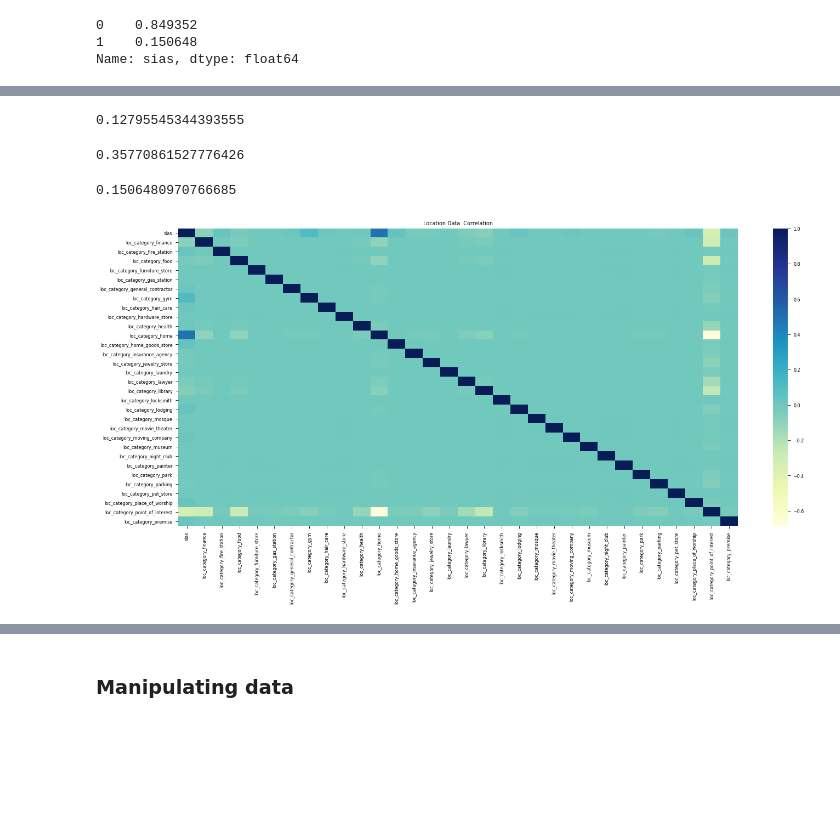
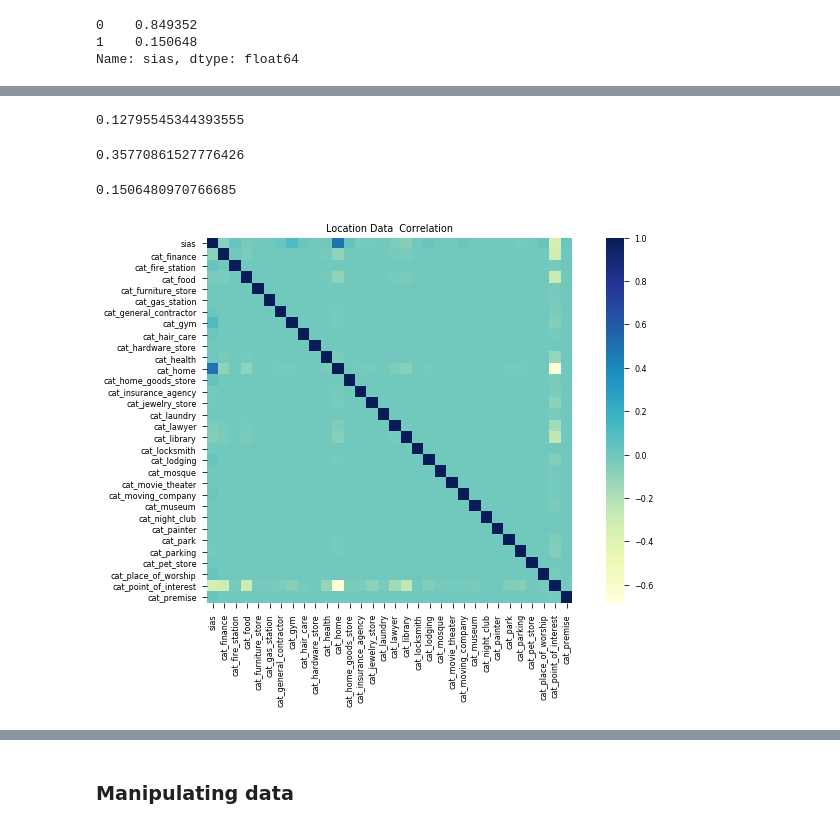
Before and after one commit to modelorona/level4dissertation, a Jupyter notebook: src/analysis/analysis.ipynb, the cells around one changed output, grey strips where cells are left out. Cells and saved outputs as stored; diff of their text form; code cells hidden in the pictures; blank space fills up the shorter version.

Commit message:
just about done with data analysis

```diff
--- a/src/analysis/analysis.ipynb
+++ b/src/analysis/analysis.ipynb
@@ -699,7 +710,7 @@ bar.show()
 # %%
 # do one hot via pd.get_dummies
 rounded_location_df['loc_category'] = pd.Categorical(rounded_location_df['loc_category'])
-cat_dummies = pd.get_dummies(rounded_location_df['loc_category'], prefix="loc_category")
+cat_dummies = pd.get_dummies(rounded_location_df['loc_category'], prefix="cat")
 rounded_location_df = pd.concat([rounded_location_df, cat_dummies], axis=1)
 rounded_location_df.head(1)
 # %% [output]
@@ -741,16 +752,16 @@ rounded_location_df.head(1)
 # %%
 #
 rounded_location_df['sias'].var()
 rounded_location_df['sias'].std()
 rounded_location_df['sias'].mean()
 # sns.distplot(rounded_location_df['longitude'])
 # the reason these are dropped is because original did not use them. perhaps can show with more data?
-graph_correlation('Location Data ', rounded_location_df.drop(columns=['uid','loc_category', 'latitude', 'longitude', 'systemTimestamp', 'f_longitude', 'f_latitude', 'speed']), save=True)
+graph_correlation('Location Data ', rounded_location_df.drop(columns=['uid','loc_category', 'latitude', 'longitude', 'systemTimestamp', 'f_longitude', 'f_latitude', 'speed']), save=True, rotation=90, figsize=(10,7))
 # %% [output]
 0.12795545344393555
 0.35770861527776426
 0.1506480970766685
-[figure, old version]
+[figure, new version]
 # %%
 #
 location_tree = DecisionTreeClassifier()
```
Also changed, not shown: parts of 20 cells of this notebook.
